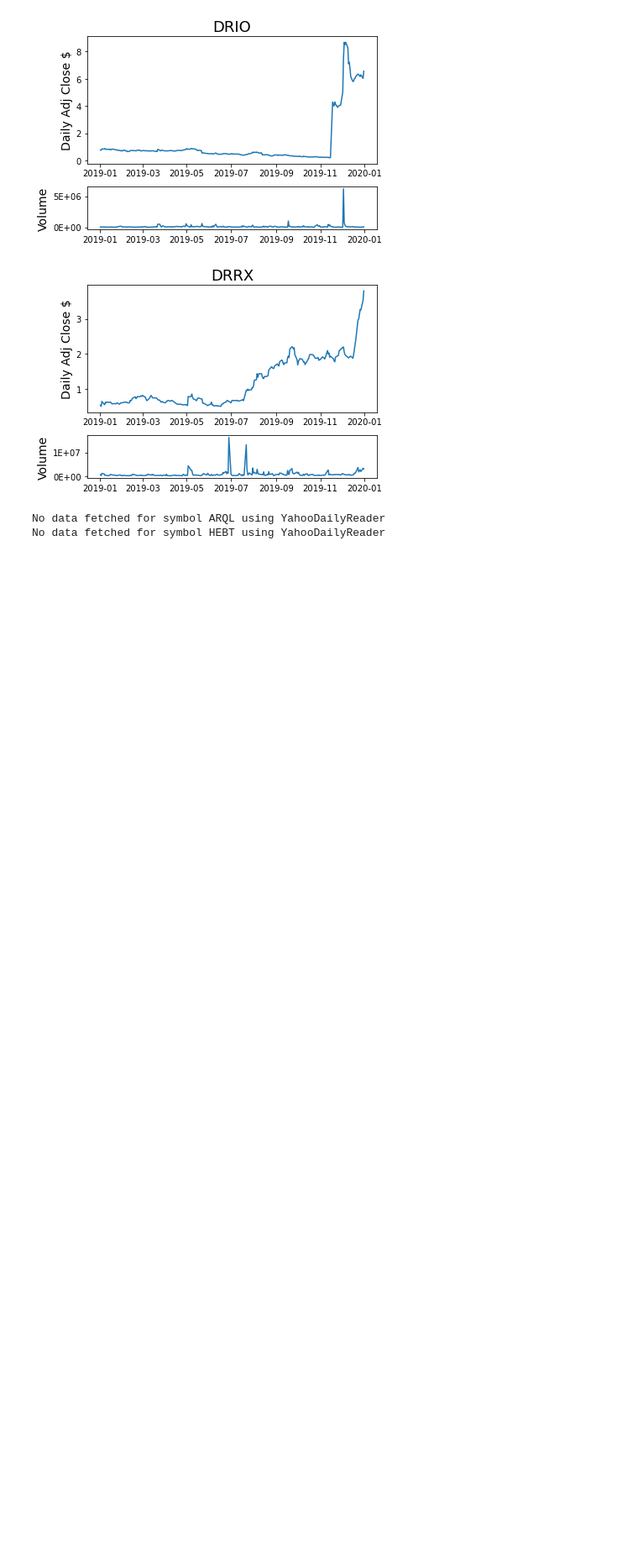
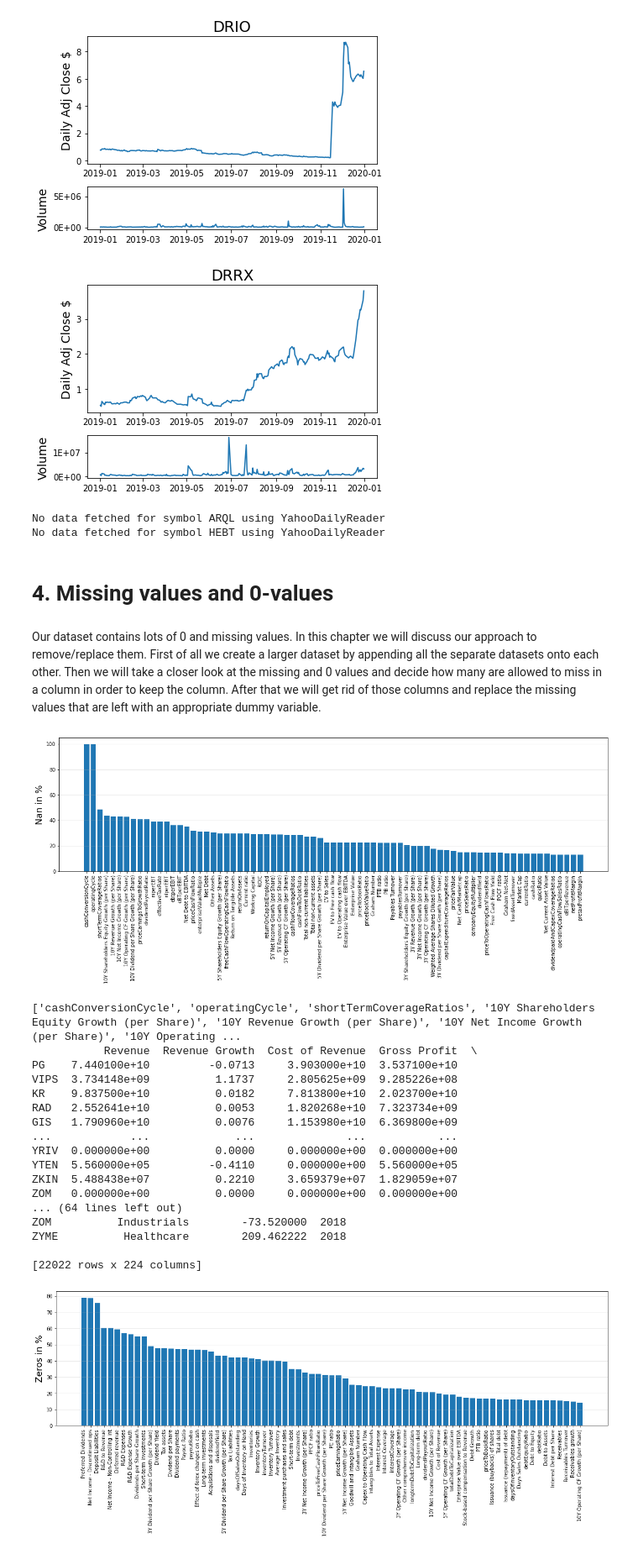
Before and after one commit to frheus/ML_Finance, a Jupyter notebook: test.ipynb, the cells around one changed output. Shown at 84% size. Drawn from its saved outputs; the diff is of its cells as text; code cells hidden in the pictures; blank space fills up the shorter version.

Commit message:
4 removing columns

```diff
--- a/test.ipynb
+++ b/test.ipynb
@@ -289,3 +289,41 @@ No data fetched for symbol HEBT using YahooDailyReader
 # we are keeping  ALIM
 high_gainers_2018.remove('ALIM')
 df_2018.drop(high_gainers_2018, axis=0, inplace=True)
+# %% [markdown]
+# 4. Missing values and 0-values
+# %% [markdown]
+Our dataset contains lots of 0 and missing values. In this chapter we will discuss our approach to remove/replace them. First of all we create a larger dataset by appending all the separate datasets onto each other. Then we will take a closer look at the missing and 0 values and decide how many are allowed to miss in a column in order to keep the column. After that we will get rid of those columns and replace the missing values that are left with an appropriate dummy variable.
+# %%
+# Find count and percent of nan-values, zero-values
+percent_nan = (df.isnull().sum()/df.shape[0]*100).sort_values(ascending=False)
+
+# Plotting
+plt.figure(figsize=(20,5))
+plt.bar(np.arange(75), percent_nan.iloc[:75].values.tolist())
+plt.xticks(np.arange(75), percent_nan.iloc[:75].index.values.tolist(), rotation='90')
+plt.ylabel('Nan in %', fontsize=18)
+plt.grid(alpha=0.3, axis='y')
+plt.show()
+
+#drop all of the columns that have more than 20% Nan values
+df.drop(percent_nan[percent_nan.values > 20].index.tolist(),axis='columns', inplace=True)
+# %% [output]
+[figure, added]
+['cashConversionCycle', 'operatingCycle', 'shortTermCoverageRatios', '10Y Shareholders Equity Growth (per Share)', '10Y Revenue Growth (per Share)', '10Y Net Income Growth (per Share)', '10Y Operating ...
+           Revenue  Revenue Growth  Cost of Revenue  Gross Profit  \
+PG    7.440100e+10         -0.0713     3.903000e+10  3.537100e+10
+VIPS  3.734148e+09          1.1737     2.805625e+09  9.285226e+08
+KR    9.837500e+10          0.0182     7.813800e+10  2.023700e+10
+RAD   2.552641e+10          0.0053     1.820268e+10  7.323734e+09
+GIS   1.790960e+10          0.0076     1.153980e+10  6.369800e+09
+...            ...             ...              ...           ...
+YRIV  0.000000e+00          0.0000     0.000000e+00  0.000000e+00
+YTEN  5.560000e+05         -0.4110     0.000000e+00  5.560000e+05
+ZKIN  5.488438e+07          0.2210     3.659379e+07  1.829059e+07
+ZOM   0.000000e+00          0.0000     0.000000e+00  0.000000e+00
+... (64 lines left out)
+ZOM          Industrials        -73.520000  2018
+ZYME          Healthcare        209.462222  2018
+
+[22022 rows x 224 columns]
+[figure, added]
```
Also changed, not shown: parts of 3 cells of this notebook.
